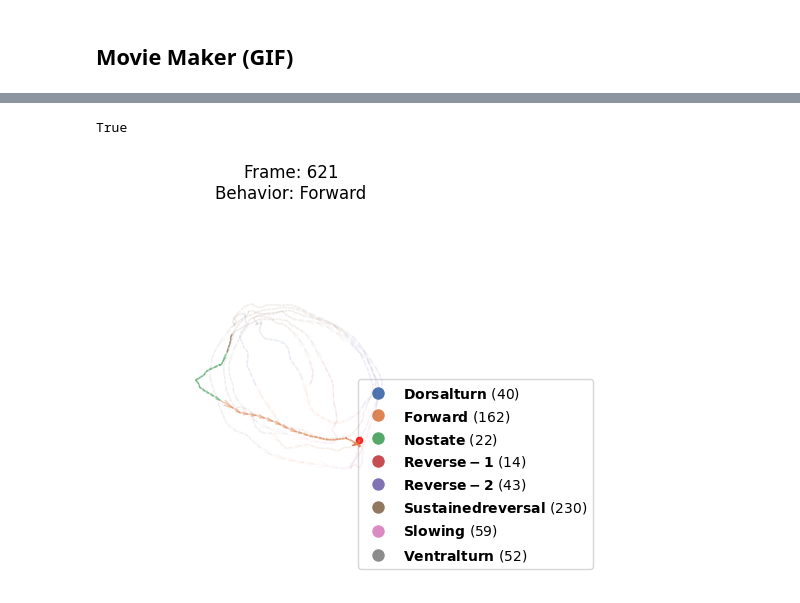
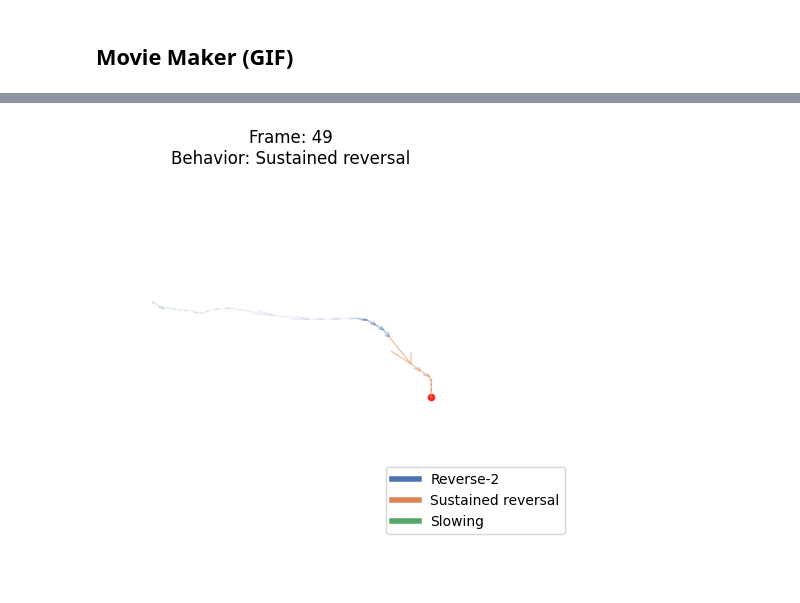
Before and after one commit to neuroinformatics-uni-vienna/NC-MCM, a Jupyter notebook: demos/visualisers.ipynb, the cells around one changed output, grey strips where cells are left out. Saved outputs shown, nothing was run; the diff lists cells and outputs as text; code cells hidden in the pictures.

```diff
--- a/demos/visualisers.ipynb
+++ b/demos/visualisers.ipynb
@@ -73,15 +55,11 @@ vis.plot_latent_timeseries()
 y = np.loadtxt('../datasets/generated/saved_embeddings/Y0__BunDLeNet_worm_0')
 b = np.loadtxt('../datasets/generated/saved_embeddings/B__BunDLeNet_worm_0')
 # %%
-# This can take quite some time to render with bigger datasets
-# That is why we cut our dataset for display purposes:
-vis = LatentSpaceVisualiser(
-    y[:10],
-    b[:10],
-    b_names=data.behaviour_names,
-    legend=True)
-vis.make_movie(
-    fps=30,
-    filename='../figures/worm_0_movie.gif',
-    show_fig=False)
+# This can take quite some time to render with bigger datasets; we cut our dataset for display purposes
+nData = 50
+vis = LatentSpaceVisualiser(y[:nData],
+                            b[:nData],
+                            b_names=data.behaviour_names,
+                            legend=True)
+ret = vis.make_movie(fps=30, filename='../figures/worm_0_movie.gif', show_fig=False)
 # %% [output]
@@ -90,12 +67,11 @@ True
 # %%
-# The make_movie method has parameters that allow the user to fade the animation or add a background manifold.
-vis.make_movie(
-    fps=50,
-    filename='../figures/worm_0_fading_movie.gif',
-    show_fig=False,
-    initial_alpha=0.05,
-    fade=100)
-os.chdir('figures')
+# The make_movie method has parameters that allow the user to fade the animation and/or add a background manifold.
+ret = vis.make_movie(
+                        fps=30,
+                        filename='../figures/worm_0_fading_movie.gif',
+                        show_fig=False,
+                        initial_alpha=0.1, # for making background manifold visible
+                        fade_time=10 # how many last frames will be displayed
+                        )
 # %% [output]
-True
-[figure, old version]
+[figure, new version]
```
Also changed, not shown: parts of 10 cells of this notebook, 11 other files.
